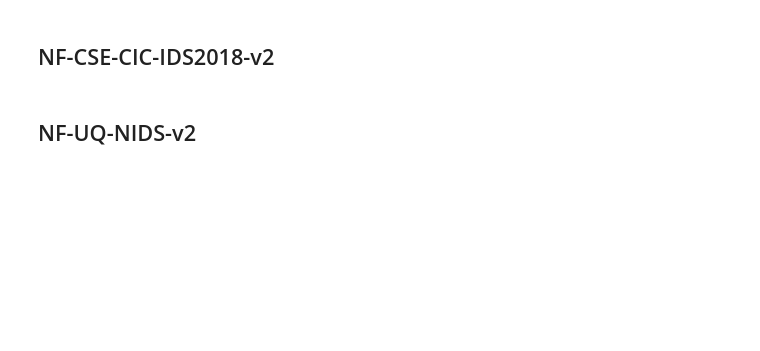
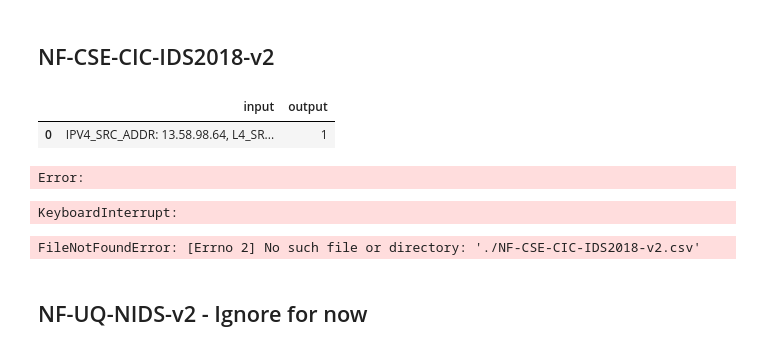
Before and after one commit to jetlime/LLM-NIDS-Study, a Jupyter notebook: dataset_gen.ipynb, the cells around one changed output. Drawn from its saved outputs; the diff is of its cells as text; code cells hidden in the pictures; blank space fills up the shorter version.

```diff
--- a/dataset_gen.ipynb
+++ b/dataset_gen.ipynb
@@ -106,5 +112,4 @@ push_dataset_to_hub(dataset, "NF-BoT-IoT-v2")
 # %% [markdown]
 ## NF-CSE-CIC-IDS2018-v2
 # %%
-df = encode_dataset("NF-CSE-CIC-IDS2018-v2")
-df.head(1)
+DATASET_NAME = "NF-CSE-CIC-IDS2018-v2"
@@ -115,5 +116,25 @@ push_dataset_to_hub(dataset, "NF-CSE-CIC-IDS2018-v2")
+# %%
+df = encode_dataset(DATASET_NAME)
+df.to_csv(f"./{DATASET_NAME}.csv")
+df.head(1)
+# %% [output]
+|  | input | output |
+| 0 | IPV4_SRC_ADDR: 13.58.98.64, L4_SR... | 1 |
+# %%
+df = pd.read_csv(f"./{DATASET_NAME}.csv")
+dataset = save_to_arrow_disk(df, DATASET_NAME)
+# %% [output]
+Error:
+# %%
+push_dataset_to_hub(dataset, DATASET_NAME)
+# %% [output]
+KeyboardInterrupt:
+# %%
+remove(f"./{DATASET_NAME}.csv")
+# %% [output]
+FileNotFoundError: [Errno 2] No such file or directory: './NF-CSE-CIC-IDS2018-v2.csv'
 # %% [markdown]
-## NF-UQ-NIDS-v2
+## NF-UQ-NIDS-v2 - Ignore for now
 # %%
 df = encode_dataset("NF-UQ-NIDS-v2")
 df.head(1)
```
Also changed, not shown: parts of 14 cells of this notebook, 2 other files.
